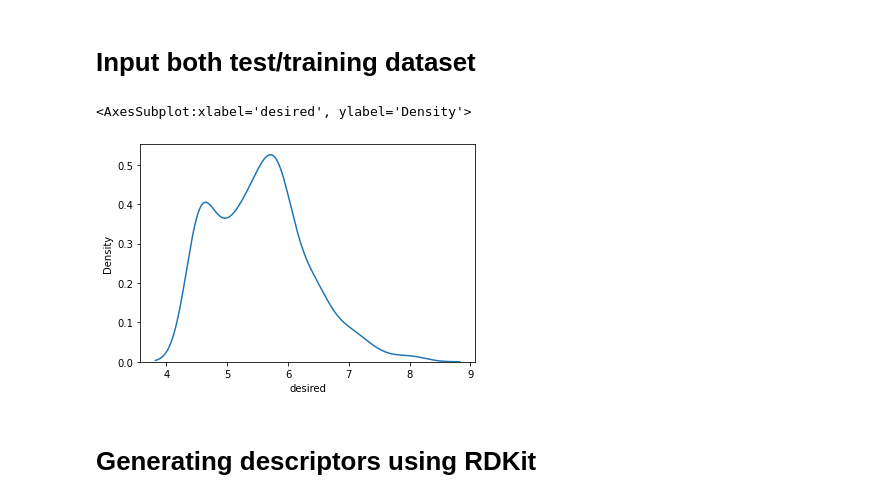
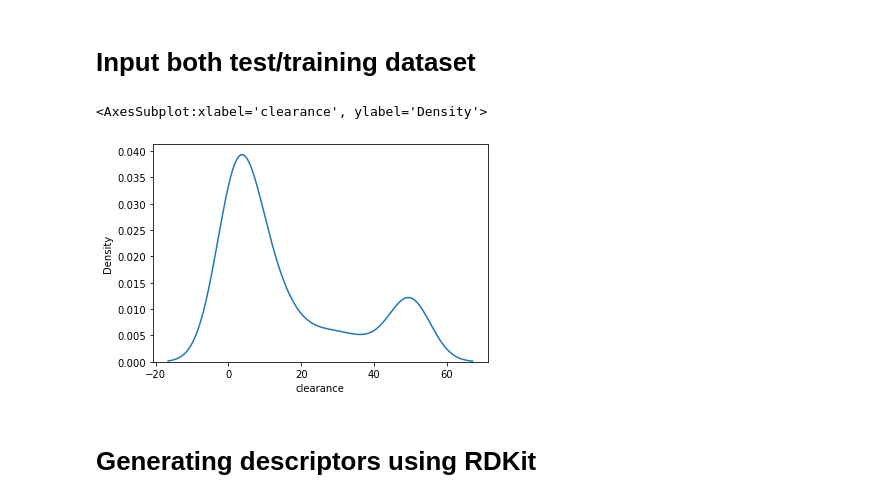
Before and after one commit to hskaushik/deepchem_learning, a Jupyter notebook: project1/RandomForest_PP_Clearance_classifier.ipynb, the cells around one changed output. Drawn from its saved outputs; the diff is of its cells as text; code cells hidden in the pictures.

```diff
--- a/project1/RandomForest_PP_Clearance_classifier.ipynb
+++ b/project1/RandomForest_PP_Clearance_classifier.ipynb
@@ -24,8 +24,8 @@ full_copy = pd.read_csv('../../../project1_data/Series4_full.csv', index_col = '
 
 # full_copy['class'] = np.where(full_copy.desired >=5 , True, np.where(full_copy.desired < 5, False))
 
-full_copy.loc[full_copy['clearance'] <20, 'class'] = 'active'
-full_copy.loc[full_copy['clearance'] >=20, 'class'] = 'inactive'
+full_copy.loc[full_copy['clearance'] <5, 'class'] = 'active'
+full_copy.loc[full_copy['clearance'] >=5, 'class'] = 'inactive'
 
 # allMerged.drop(allMerged[allMerged.clearance > 49.9].index, inplace=True)
 
@@ -33,13 +33,13 @@ PandasTools.AddMoleculeColumnToFrame(full_copy,smilesCol='SMILES')
 # %%
 # plotting kde for the desired property
 import seaborn as sns
 
-sns.kdeplot(data=full_copy, x="desired")
+sns.kdeplot(data=full_copy, x="clearance")
 
 # sns.displot(data=full_copy, x="clearance")
 # %% [output]
-<AxesSubplot:xlabel='desired', ylabel='Density'>
+<AxesSubplot:xlabel='clearance', ylabel='Density'>
-[figure, old version]
+[figure, new version]
 # %% [markdown]
 # Generating descriptors using RDKit
 # %%
```
Also changed, not shown: parts of 5 cells of this notebook, 6 other files.
